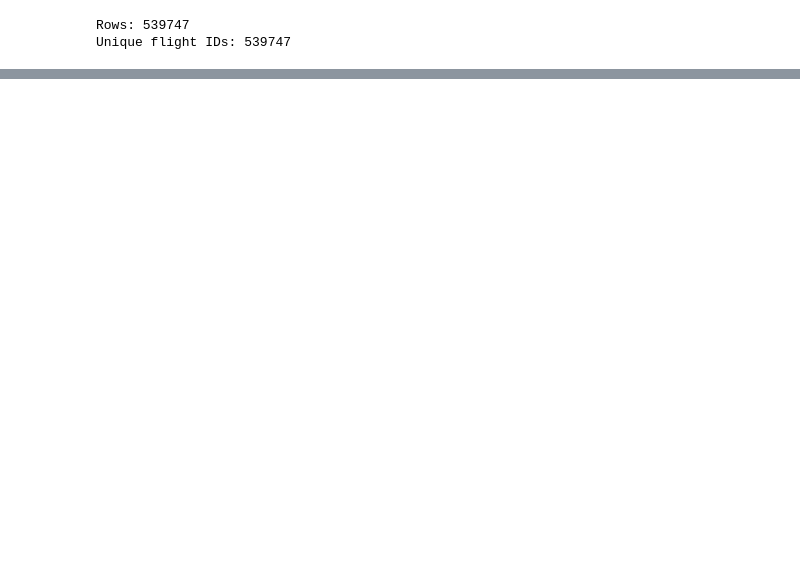
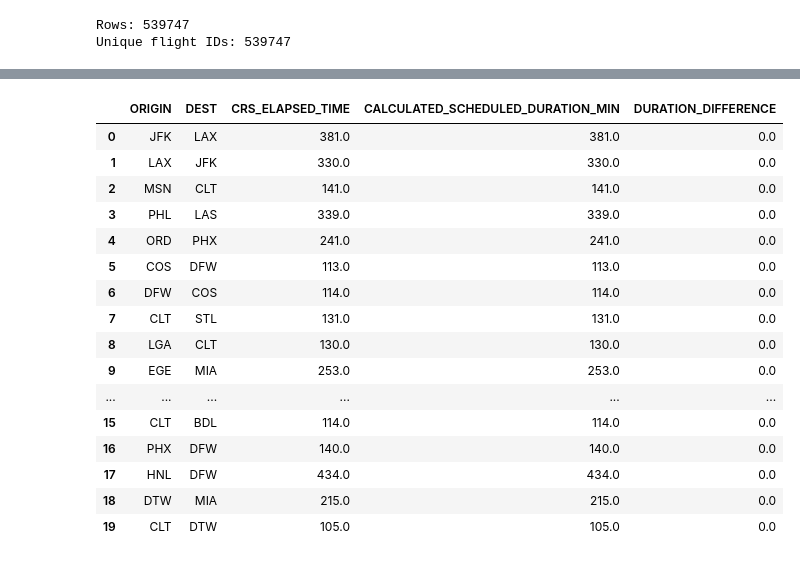
Before and after one commit to AmitParmar3/USA-Flight-Data-Visualiser, a Jupyter notebook: Notebooks/01_data_exploration.ipynb, the cells around one changed output, grey strips where cells are left out. Cells and saved outputs as stored; diff of their text form; code cells hidden in the pictures; blank space fills up the shorter version.

```diff
--- a/Notebooks/01_data_exploration.ipynb
+++ b/Notebooks/01_data_exploration.ipynb
@@ -672,0 +965,54 @@ carrier_metrics.sort_values(
+# %%
+flight_data_timestamps[
+    [
+        "ORIGIN",
+        "DEST",
+        "SCHEDULED_DEPARTURE_AWARE",
+        "SCHEDULED_ARRIVAL_AWARE",
+        "SCHEDULED_DEPARTURE_UTC",
+        "SCHEDULED_ARRIVAL_UTC"
+    ]
+].head()
+
+flight_data_timestamps["CALCULATED_SCHEDULED_DURATION_MIN"] = (
+    (
+        flight_data_timestamps["SCHEDULED_ARRIVAL_UTC"]
+        - flight_data_timestamps["SCHEDULED_DEPARTURE_UTC"]
+    )
+    .dt.total_seconds()
+    / 60
+)
+# %%
+duration_check = flight_data_timestamps[
+    [
+        "ORIGIN",
+        "DEST",
+        "CRS_ELAPSED_TIME",
+        "CALCULATED_SCHEDULED_DURATION_MIN"
+    ]
+].copy()
+
+duration_check["DURATION_DIFFERENCE"] = (
+    duration_check["CALCULATED_SCHEDULED_DURATION_MIN"]
+    - duration_check["CRS_ELAPSED_TIME"]
+)
+
+duration_check.head(20)
+# %% [output]
+|  | ORIGIN | DEST | CRS_ELAPSED_TIME | CALCULATED_SCHEDULED_DURATION_MIN | DURATION_DIFFERENCE |
+| 0 | JFK | LAX | 381.0 | 381.0 | 0.0 |
+| 1 | LAX | JFK | 330.0 | 330.0 | 0.0 |
+| 2 | MSN | CLT | 141.0 | 141.0 | 0.0 |
+| 3 | PHL | LAS | 339.0 | 339.0 | 0.0 |
+| 4 | ORD | PHX | 241.0 | 241.0 | 0.0 |
+| 5 | COS | DFW | 113.0 | 113.0 | 0.0 |
+| 6 | DFW | COS | 114.0 | 114.0 | 0.0 |
+| 7 | CLT | STL | 131.0 | 131.0 | 0.0 |
+| 8 | LGA | CLT | 130.0 | 130.0 | 0.0 |
+| 9 | EGE | MIA | 253.0 | 253.0 | 0.0 |
+| ... | ... | ... | ... | ... | ... |
+| 15 | CLT | BDL | 114.0 | 114.0 | 0.0 |
+| 16 | PHX | DFW | 140.0 | 140.0 | 0.0 |
+| 17 | HNL | DFW | 434.0 | 434.0 | 0.0 |
+| 18 | DTW | MIA | 215.0 | 215.0 | 0.0 |
+| 19 | CLT | DTW | 105.0 | 105.0 | 0.0 |
```
Also changed, not shown: parts of 29 cells of this notebook, 2 other files.
